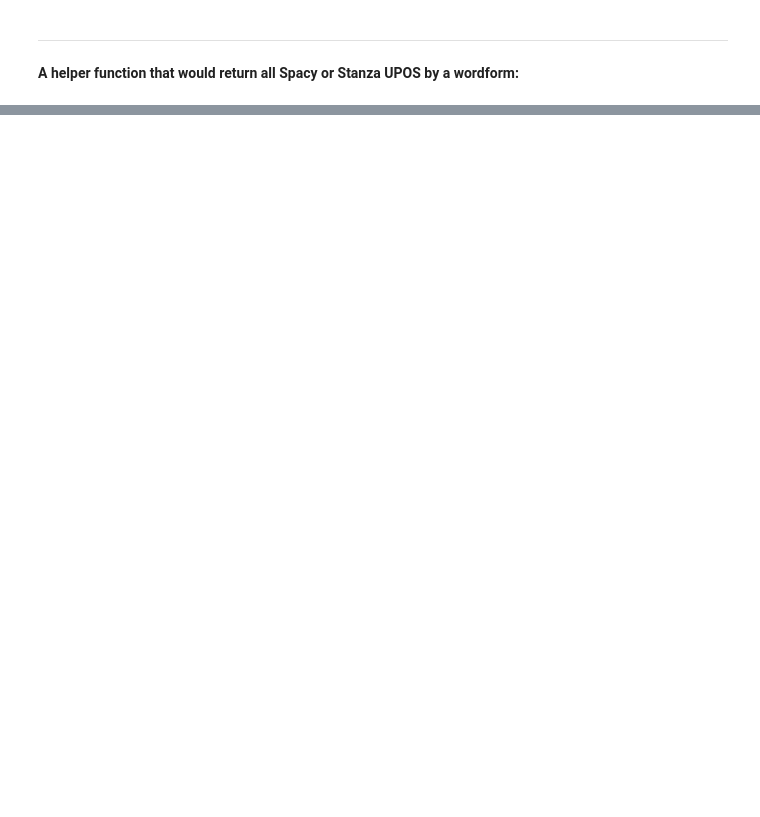
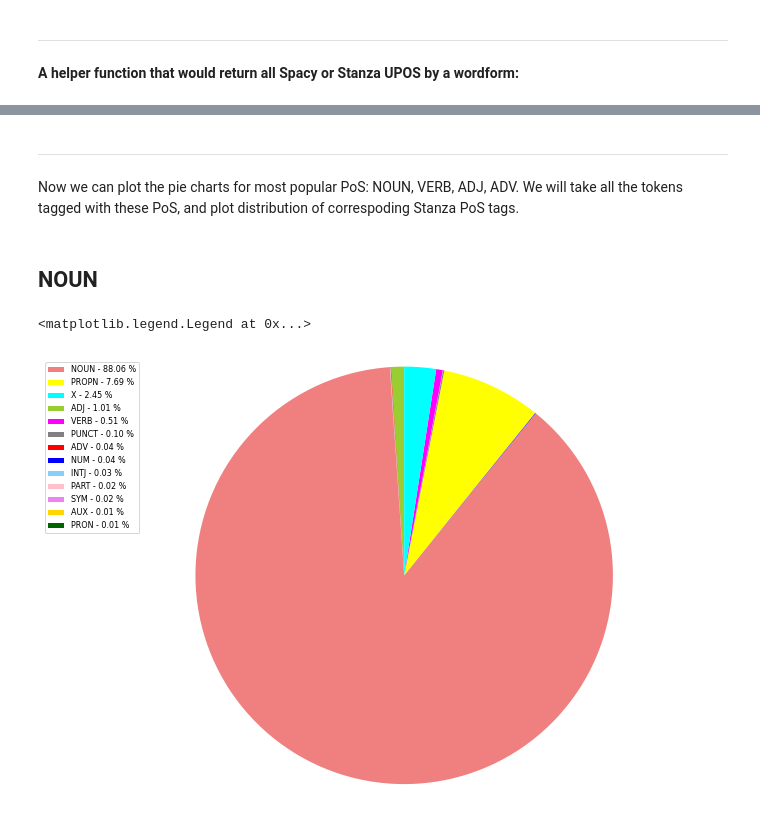
Before and after one commit to edgolyakova/DataScienceProj, a Jupyter notebook: Part 2.ipynb, the cells around one changed output, grey strips where cells are left out. Drawn from its saved outputs; the diff is of its cells as text; code cells hidden in the pictures; blank space fills up the shorter version.

Commit message:
Added PoS plotting

```diff
--- a/Part 2.ipynb
+++ b/Part 2.ipynb
@@ -951,0 +628,3 @@ df_stanza_to_spacy_tokens
+# %%
+unique_spacy_pos = sorted(list(set(np.concatenate(pos_df.Spacy_tags))))
+unique_stanza_pos = sorted(list(set(np.concatenate(pos_df.Stanza_tags))))
@@ -951,0 +633,10 @@ df_stanza_to_spacy_tokens
+# %%
+upos_df = pd.DataFrame(columns=unique_spacy_pos, index=unique_stanza_pos)
+
+upos_df = upos_df.fillna(0)
+# %%
+for w in pos_df.index:
+    for i in range(pos_df.loc[w].Number_occurencies):
+        w_spacy_tag = pos_df.loc[w].Spacy_tags[i]
+        w_stanza_tag = pos_df.loc[w].Stanza_tags[i]
+        upos_df.loc[w_stanza_tag, w_spacy_tag] += 1
@@ -951,0 +666,5 @@ df_stanza_to_spacy_tokens
+# %%
+upos_df['Total_Stanza'] = upos_df.sum(axis=1)
+upos_df.loc['Total_Spacy', :] = upos_df.sum(axis=0)
+
+upos_df
@@ -951,0 +712,6 @@ df_stanza_to_spacy_tokens
+# %% [markdown]
+____________
+# %% [markdown]
+Now we can plot the pie charts for most popular PoS: NOUN, VERB, ADJ, ADV. We will take all the tokens tagged with these PoS, and plot distribution of correspoding Stanza PoS tags.
+# %% [markdown]
+## NOUN
@@ -951,0 +720,26 @@ df_stanza_to_spacy_tokens
+# %%
+plt.figure(figsize=(8, 8))
+
+data = upos_df.NOUN[upos_df.NOUN > 0][:-1].values
+labels = upos_df.NOUN[upos_df.NOUN>0][:-1].index
+
+#define color palette to use
+colors =  ['yellowgreen','red','gold','lightskyblue','lightcoral','blue','pink', 'darkgreen','yellow','grey','violet','magenta','cyan'][:len(data)]
+
+# Create pie chart
+perc = 100.*data/data.sum()
+
+patches, texts = plt.pie(data, colors=colors, startangle=90, radius=1.2)
+labels = ['{0} - {1:1.2f} %'.format(i,j) for i,j in zip(labels, perc)]
+
+sort_legend = True
+if sort_legend:
+    patches, labels, dummy =  zip(*sorted(zip(patches, labels, data),
+                                          key=lambda x: x[2],
+                                          reverse=True))
+
+plt.legend(patches, labels, loc='upper right', bbox_to_anchor=(-0.1, 1.),
+           fontsize=8)
+# %% [output]
+<matplotlib.legend.Legend at 0x...>
+[figure, added]
```
Also changed, not shown: parts of 71 cells of this notebook.
